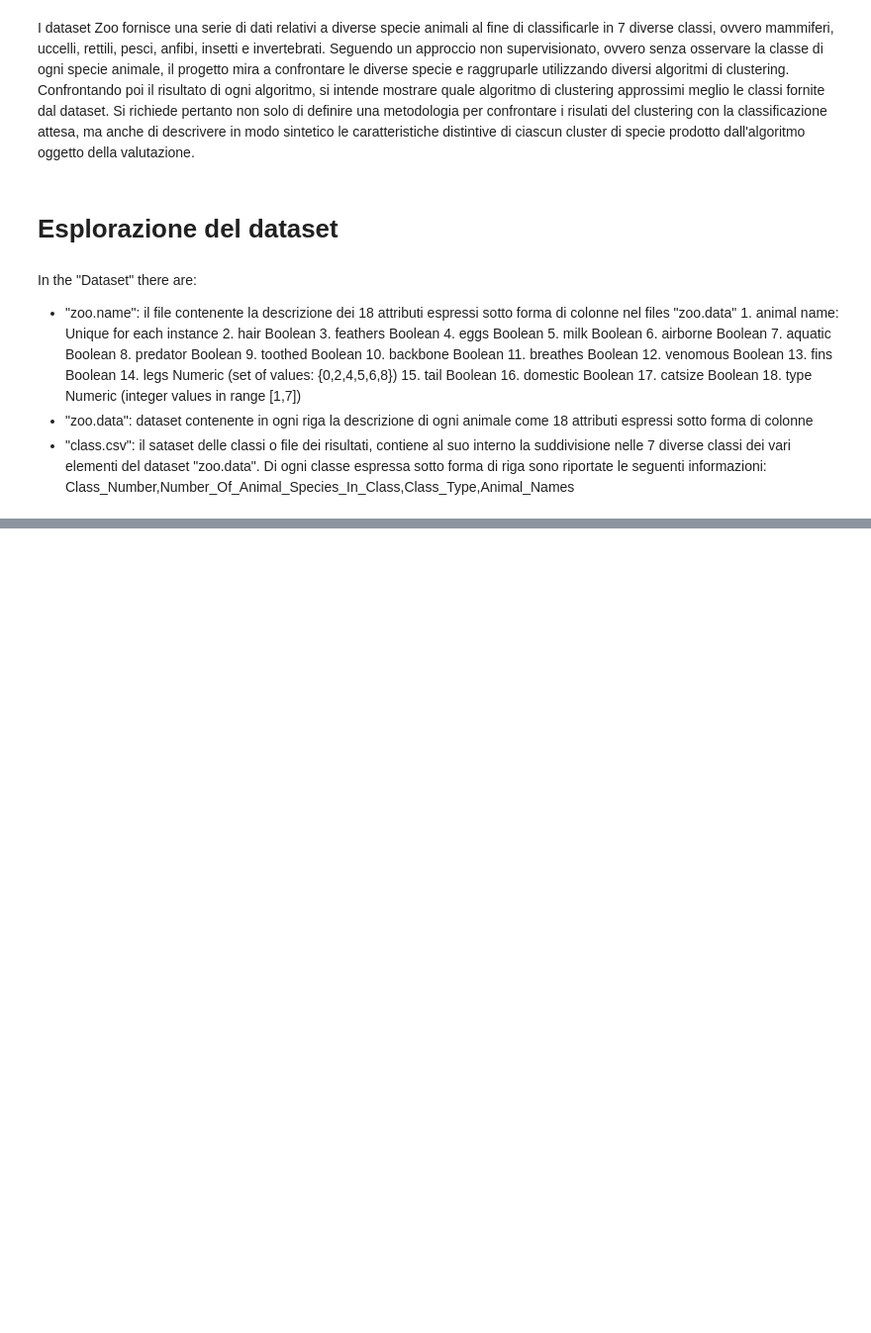
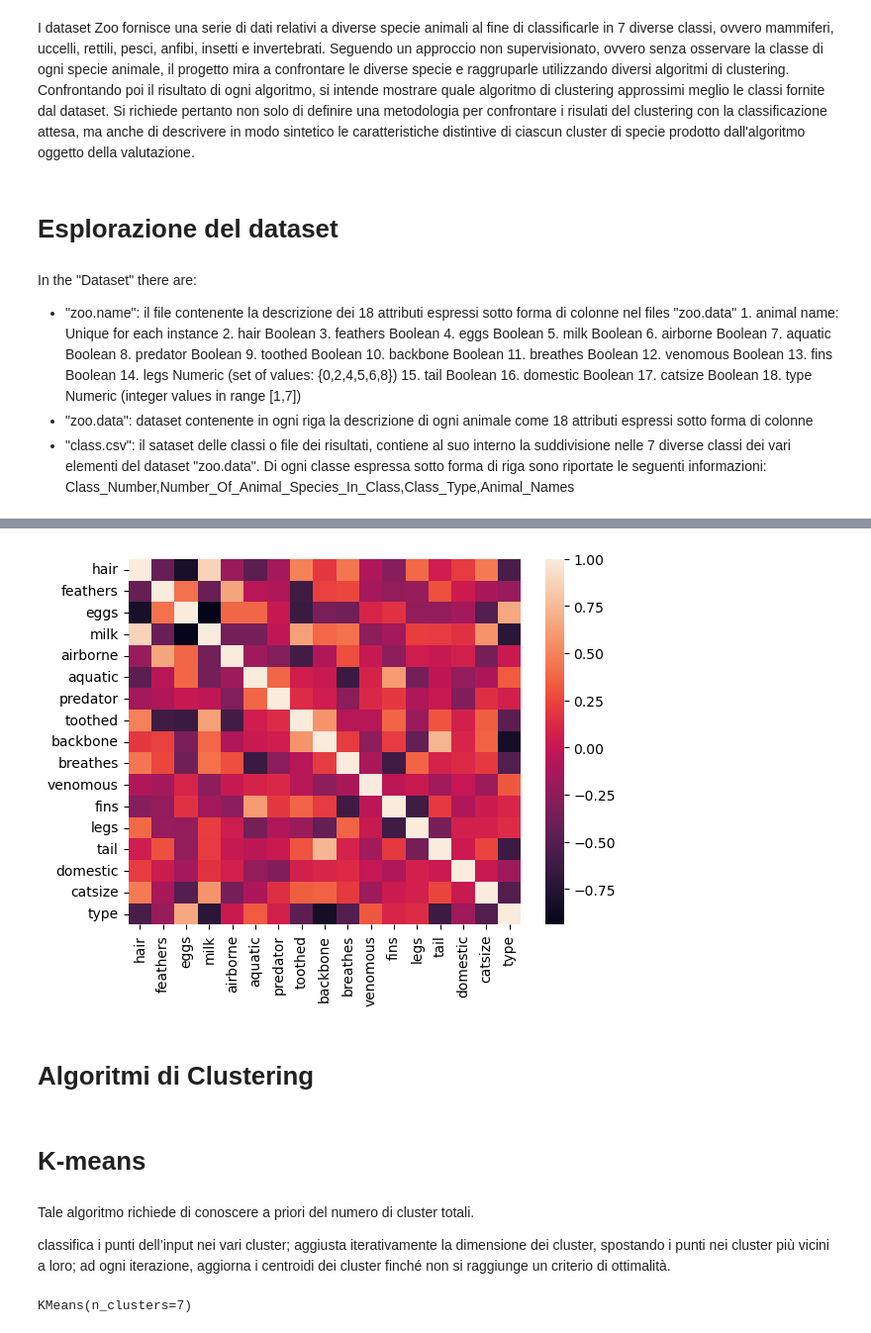
Before and after one commit to jonnywebcash/MasterUnimi_jonnywebcash, a Jupyter notebook: main.ipynb, the cells around one changed output, grey strips where cells are left out. Shown at 99% size. Drawn from its saved outputs; the diff is of its cells as text; code cells hidden in the pictures; blank space fills up the shorter version.

Commit message:
First commit
Add dataset creaton and k-means code

```diff
--- a/main.ipynb
+++ b/main.ipynb
@@ -38,0 +41,6 @@ In the "Dataset" there are:
+# %%
+import pandas as pd
+import os
+colnames = ['animal name', 'hair','feathers','eggs','milk','airborne','aquatic','predator','toothed','backbone','breathes','venomous','fins','legs','tail','domestic','catsize','type']
+zoo_data = pd.read_csv(os.getcwd()+'/Dataset/zoo.data', delimiter=',', names=colnames, header=None)
+print(zoo_data)
@@ -38,0 +87,25 @@ In the "Dataset" there are:
+# %%
+import seaborn as sns
+#plotting the heatmap for correlation
+plot_heatmap = sns.heatmap(zoo_data.corr())
+# %% [output]
+[figure, added]
+# %% [markdown]
+# Algoritmi di Clustering
+# %% [markdown]
+# K-means
+# %% [markdown]
+Tale algoritmo richiede di conoscere a priori del numero di cluster totali.
+
+classifica i punti dell’input nei vari cluster;
+aggiusta iterativamente la dimensione dei cluster, spostando i punti nei cluster più vicini a loro;
+ad ogni iterazione, aggiorna i centroidi dei cluster finché non si raggiunge un criterio di ottimalità.
+# %%
+# Definiamo il numero K di cluster presenti nei dati:
+from sklearn.cluster import KMeans
+# Crea un'istanza di KMeans con 7 cluster
+kmeans = KMeans(n_clusters=7)
+# Addestra il modello di K-means sul dataset
+kmeans.fit(zoo_data[['hair','feathers','eggs','milk','airborne','aquatic','predator','toothed','backbone','breathes','venomous','fins','legs','tail','domestic','catsize']])
+# %% [output]
+KMeans(n_clusters=7)
```
Also changed, not shown: parts of 5 cells of this notebook, 5 other files.
